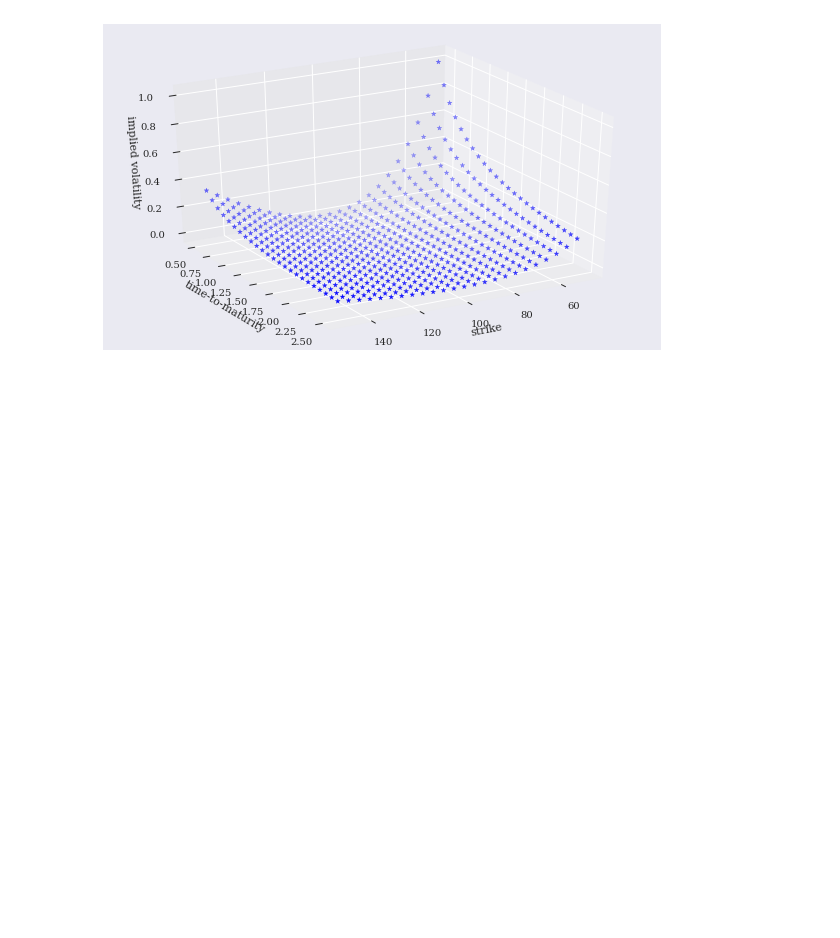
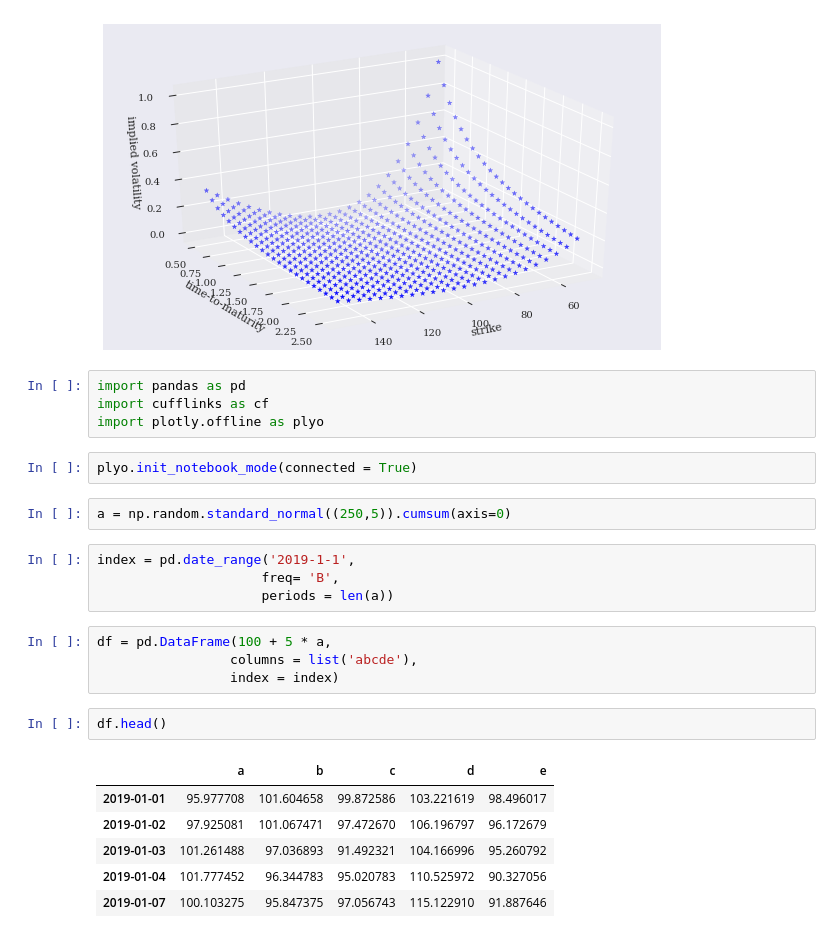
Before and after one commit to mykshut/matplotlibfinanse, a Jupyter notebook: matplotlib.ipynb, the cells around one changed output. Cells and saved outputs as stored; diff of their text form; blank space fills up the shorter version.

```diff
--- a/matplotlib.ipynb
+++ b/matplotlib.ipynb
@@ -289,3 +289,28 @@ ax.set_ylabel('time-to-maturity')
 ax.set_zlabel('implied volatility');
 # %% [output]
 [figure]
+# %%
+import pandas as pd
+import cufflinks as cf
+import plotly.offline as plyo
+# %%
+plyo.init_notebook_mode(connected = True)
+# %%
+a = np.random.standard_normal((250,5)).cumsum(axis=0)
+# %%
+index = pd.date_range('2019-1-1',
+                     freq= 'B',
+                     periods = len(a))
+# %%
+df = pd.DataFrame(100 + 5 * a,
+                 columns = list('abcde'),
+                 index = index)
+# %%
+df.head()
+# %% [output]
+|  | a | b | c | d | e |
+| 2019-01-01 | 95.977708 | 101.604658 | 99.872586 | 103.221619 | 98.496017 |
+| 2019-01-02 | 97.925081 | 101.067471 | 97.472670 | 106.196797 | 96.172679 |
+| 2019-01-03 | 101.261488 | 97.036893 | 91.492321 | 104.166996 | 95.260792 |
+| 2019-01-04 | 101.777452 | 96.344783 | 95.020783 | 110.525972 | 90.327056 |
+| 2019-01-07 | 100.103275 | 95.847375 | 97.056743 | 115.122910 | 91.887646 |
```
Also changed, not shown: parts of 4 cells of this notebook, 3 other files.
